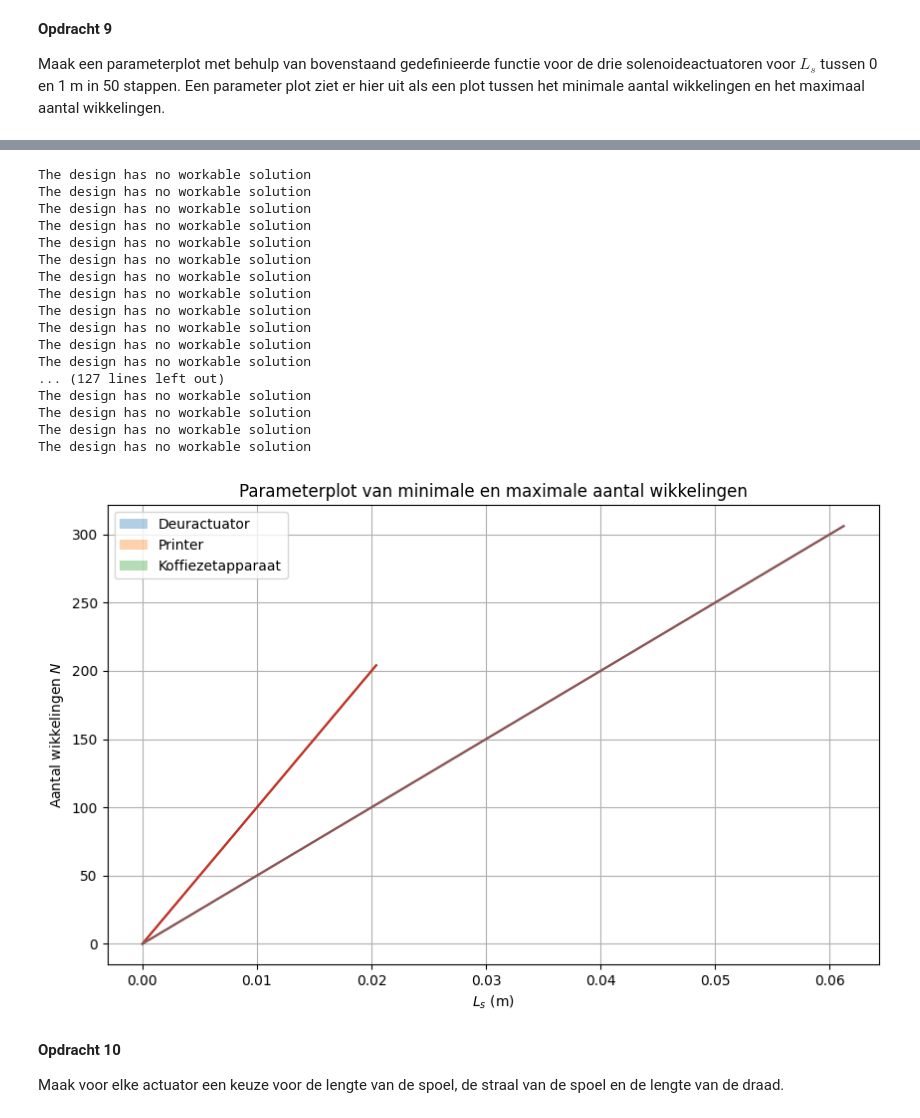
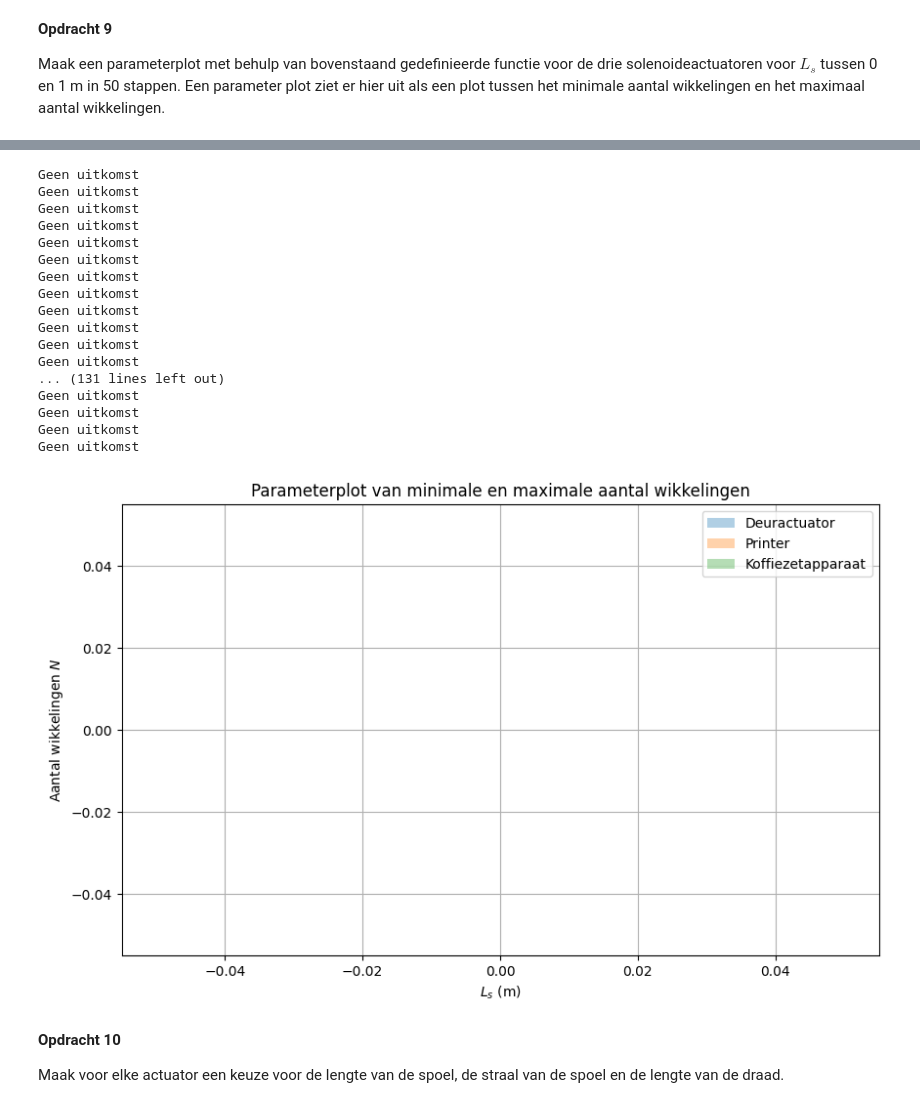
Before and after one commit to Roosmarijnkos/opdrachten-DEF-D, a Jupyter notebook: DigitaleOntwerpopdrachten/2KrachtactuatorOpdracht/KrachtactuatorOpdracht.ipynb, the cells around one changed output, grey strips where cells are left out. Drawn from its saved outputs; the diff is of its cells as text; code cells hidden in the pictures.

```diff
--- a/DigitaleOntwerpopdrachten/2KrachtactuatorOpdracht/KrachtactuatorOpdracht.ipynb
+++ b/DigitaleOntwerpopdrachten/2KrachtactuatorOpdracht/KrachtactuatorOpdracht.ipynb
@@ -137,11 +137,10 @@ Zet de relevante parameters in een Python script en maak een Python functie die
 Plaats in deze cel een png met jullie eventuele analytische uitwerkingen.
 # %%
 #functie voor berekening van L max:
-def max_draadlengte(F, V, d_mm, rs=0.01, mu_r=1000): #rs = straal acutator in m, mu_r = relatieve mu van ijzer
+def max_draadlengte(F, V, d, rs=0.01, mu_r=500): #rs = straal acutator in m, mu_r = relatieve mu van ijzer
     mu0 = 4 * np.pi * 1e-7
     rho = 1.68e-8
 
-    d = d_mm / 1000
     A_draad = np.pi * (d / 2)**2
     n = 1 / d #windingen per meter
     A_plunjer = np.pi * rs**2
@@ -155,11 +154,11 @@ def max_draadlengte(F, V, d_mm, rs=0.01, mu_r=1000): #rs = straal acutator in m,
     return L
 
 
-# Applicaties: (naam, kracht, spanning, draaddikte (in mm))
+# Applicaties: (naam, kracht, spanning, draaddikte (m))
 apps = [
-    ("Deuractuator", 40, 9.0, 0.1),
-    ("Printer", 1, 9.0, 0.1),
-    ("Koffiezetapparaat", 15, 20.0, 0.2)]
+    ("Deuractuator", 40, 9.0, 0.0001),
+    ("Printer", 1, 9.0, 0.0001),
+    ("Koffiezetapparaat", 15, 20.0, 0.0002)]
 
 print(f"{'Applicatie'} | {'Max draadlengte (m)'}:")
 
@@ -255,56 +311,62 @@ for naam, F, V, d_mm in apps:
 
     # zelfde stroombenadering als eerder gebruikt
     A_plunjer = np.pi * r_s**2
     d_m = d_mm / 1000
     n = 1 / d_m
     const = (mu0 * (mu_r - 1) * A_plunjer * n**2) / 2
     I = np.sqrt(F / const)
 
     N_min_list = []
     N_max_list = []
 
     for L_s in L_s_values:
         params = (F, L_s, r_s, r_d, I, L_d, mu_r)
         N_min, N_max = aantal_wikkelingen(params)
         N_min_list.append(N_min)
         N_max_list.append(N_max)
 
     N_min_list = np.array(N_min_list, dtype=float)
     N_max_list = np.array(N_max_list, dtype=float)
 
-    # alleen het geldige gebied tekenen
+    # alleen geldige waarden tekenen
     geldig = ~np.isnan(N_min_list) & ~np.isnan(N_max_list)
-    plt.fill_between(L_s_values[geldig], N_min_list[geldig], N_max_list[geldig], alpha=0.35, label=naam)
 
-    # optioneel: grenzen ook als lijnen tonen
-    plt.plot(L_s_values[geldig], N_min_list[geldig])
-    plt.plot(L_s_values[geldig], N_max_list[geldig])
+    if np.any(geldig):
+        plt.fill_between(
+            L_s_values[geldig],
+            N_min_list[geldig],
+            N_max_list[geldig],
+            alpha=0.35,
+            label=naam
+        )
+        plt.plot(L_s_values[geldig], N_min_list[geldig])
+        plt.plot(L_s_values[geldig], N_max_list[geldig])
 
 plt.title("Parameterplot van minimale en maximale aantal wikkelingen")
 plt.xlabel("$L_s$ (m)")
 plt.ylabel("Aantal wikkelingen $N$")
 plt.legend()
 plt.grid(True)
 plt.show()
 # %% [output]
-The design has no workable solution
-The design has no workable solution
-The design has no workable solution
-The design has no workable solution
-The design has no workable solution
-The design has no workable solution
-The design has no workable solution
-The design has no workable solution
-The design has no workable solution
-The design has no workable solution
-The design has no workable solution
-The design has no workable solution
-... (127 lines left out)
-The design has no workable solution
-The design has no workable solution
-The design has no workable solution
-The design has no workable solution
+Geen uitkomst
+Geen uitkomst
+Geen uitkomst
+Geen uitkomst
+Geen uitkomst
+Geen uitkomst
+Geen uitkomst
+Geen uitkomst
+Geen uitkomst
+Geen uitkomst
+Geen uitkomst
+Geen uitkomst
+... (131 lines left out)
+Geen uitkomst
+Geen uitkomst
+Geen uitkomst
+Geen uitkomst
-[figure, old version]
+[figure, new version]
 # %% [markdown]
 **Opdracht 10**
 
```
Also changed, not shown: parts of 9 cells of this notebook.
